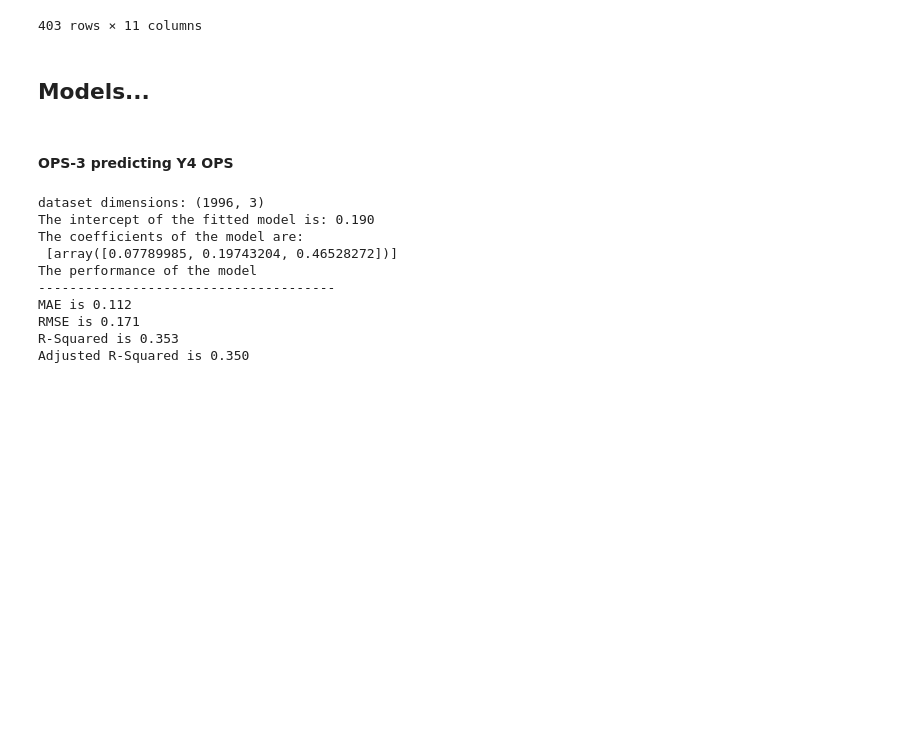
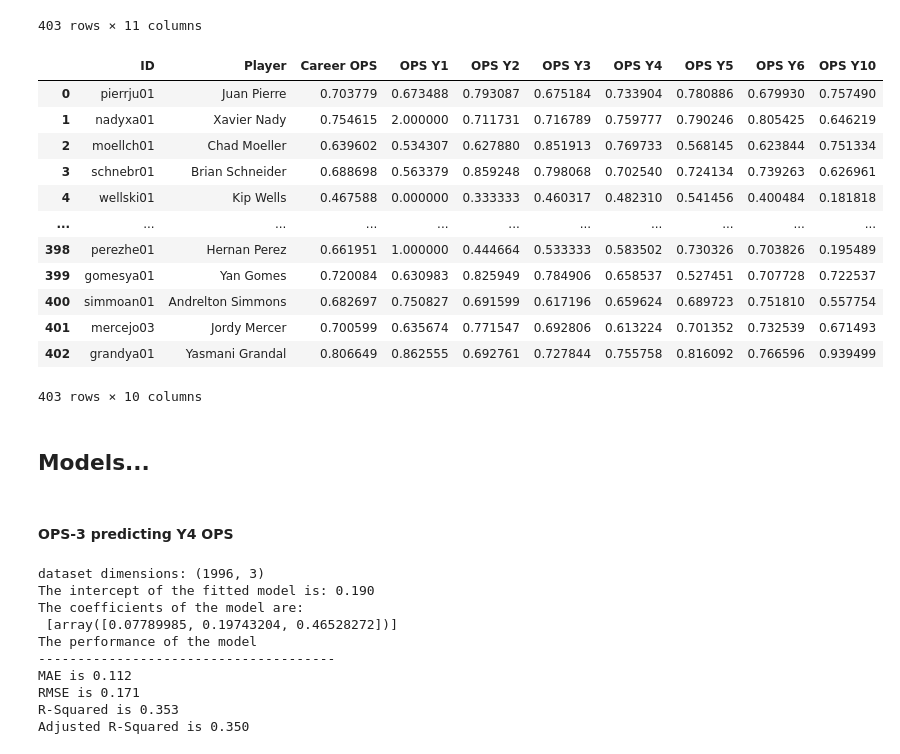
Before and after one commit to donnajharris/cp640_project, a Jupyter notebook: harr2890_project/har2890_project_step5_ops_modelling.ipynb, the cells around one changed output. Saved outputs shown, nothing was run; the diff lists cells and outputs as text; code cells hidden in the pictures; blank space fills up the shorter version.

```diff
--- a/harr2890_project/har2890_project_step5_ops_modelling.ipynb
+++ b/harr2890_project/har2890_project_step5_ops_modelling.ipynb
@@ -184,6 +273,23 @@ from_2000_ops_focused
 | 401 | mercejo03 | Jordy Mercer | 3416 | 10 | 0.700599 | 0.635674 | 0.771547 | 0.692806 | 0.613224 | 0.701352 | ... |
 | 402 | grandya01 | Yasmani Grandal | 3861 | 10 | 0.806649 | 0.862555 | 0.692761 | 0.727844 | 0.755758 | 0.816092 | ... |
 403 rows × 11 columns
+# %%
+from_2000_career = from_2000[['ID', 'Player', 'Career OPS', 'OPS Y1', 'OPS Y2', 'OPS Y3', 'OPS Y4', 'OPS Y5', 'OPS Y6', 'OPS Y10']]
+from_2000_career
+# %% [output]
+|  | ID | Player | Career OPS | OPS Y1 | OPS Y2 | OPS Y3 | OPS Y4 | OPS Y5 | OPS Y6 | OPS Y10 |
+| 0 | pierrju01 | Juan Pierre | 0.703779 | 0.673488 | 0.793087 | 0.675184 | 0.733904 | 0.780886 | 0.679930 | 0.757490 |
+| 1 | nadyxa01 | Xavier Nady | 0.754615 | 2.000000 | 0.711731 | 0.716789 | 0.759777 | 0.790246 | 0.805425 | 0.646219 |
+| 2 | moellch01 | Chad Moeller | 0.639602 | 0.534307 | 0.627880 | 0.851913 | 0.769733 | 0.568145 | 0.623844 | 0.751334 |
+| 3 | schnebr01 | Brian Schneider | 0.688698 | 0.563379 | 0.859248 | 0.798068 | 0.702540 | 0.724134 | 0.739263 | 0.626961 |
+| 4 | wellski01 | Kip Wells | 0.467588 | 0.000000 | 0.333333 | 0.460317 | 0.482310 | 0.541456 | 0.400484 | 0.181818 |
+| ... | ... | ... | ... | ... | ... | ... | ... | ... | ... | ... |
+| 398 | perezhe01 | Hernan Perez | 0.661951 | 1.000000 | 0.444664 | 0.533333 | 0.583502 | 0.730326 | 0.703826 | 0.195489 |
+| 399 | gomesya01 | Yan Gomes | 0.720084 | 0.630983 | 0.825949 | 0.784906 | 0.658537 | 0.527451 | 0.707728 | 0.722537 |
+| 400 | simmoan01 | Andrelton Simmons | 0.682697 | 0.750827 | 0.691599 | 0.617196 | 0.659624 | 0.689723 | 0.751810 | 0.557754 |
+| 401 | mercejo03 | Jordy Mercer | 0.700599 | 0.635674 | 0.771547 | 0.692806 | 0.613224 | 0.701352 | 0.732539 | 0.671493 |
+| 402 | grandya01 | Yasmani Grandal | 0.806649 | 0.862555 | 0.692761 | 0.727844 | 0.755758 | 0.816092 | 0.766596 | 0.939499 |
+403 rows × 10 columns
 # %% [markdown]
 ## Models...
 # %% [markdown]
```
Also changed, not shown: parts of 34 cells of this notebook.
